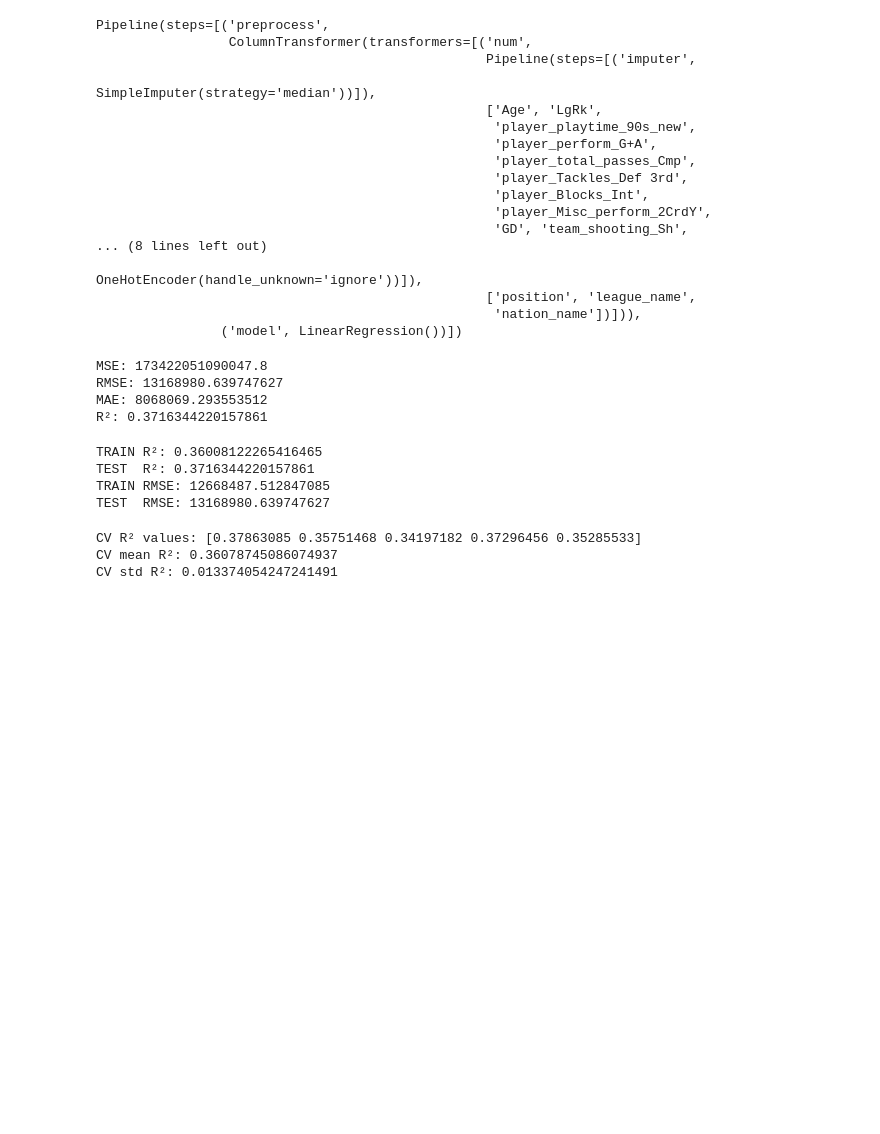
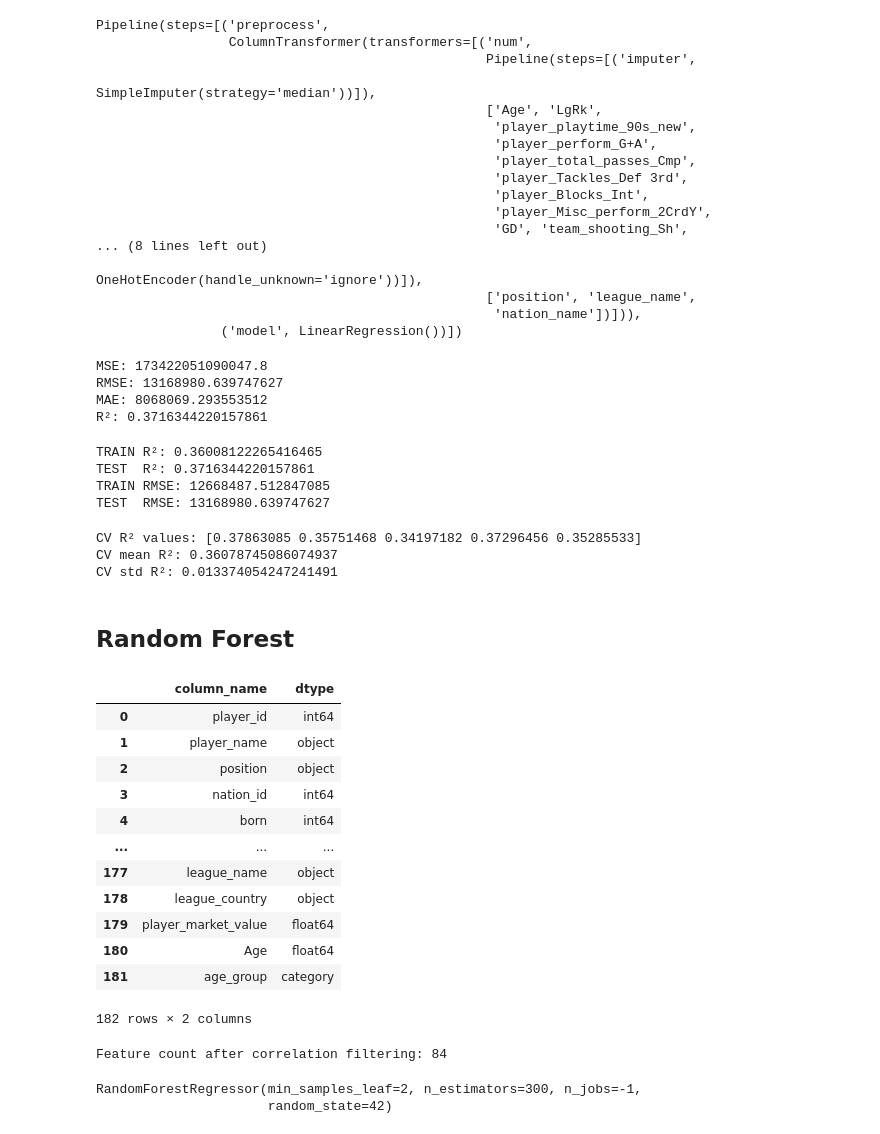
Before and after one commit to sanyi1998/Sandor_Varsanyi_CAPB352_BDA_Project_2025, a Jupyter notebook: Sandor_Varsanyi_CAPB352_final_project.ipynb, the cells around one changed output. Saved outputs shown, nothing was run; the diff lists cells and outputs as text; code cells hidden in the pictures; blank space fills up the shorter version.

```diff
--- a/Sandor_Varsanyi_CAPB352_final_project.ipynb
+++ b/Sandor_Varsanyi_CAPB352_final_project.ipynb
@@ -4223,3 +4200,32 @@ print("CV std R²:", cv_scores.std())
 CV R² values: [0.37863085 0.35751468 0.34197182 0.37296456 0.35285533]
 CV mean R²: 0.36078745086074937
 CV std R²: 0.013374054247241491
+# %% [markdown]
+## Random Forest
+# %%
+# Create a new model where we can see the column names
+dtype_stats_model_1 = (
+    stats_model.dtypes
+    .reset_index()
+    .rename(columns={
+        "index": "column_name",
+        0: "dtype"
+    })
+)
+# %%
+#See dtype_stats model
+dtype_stats_model_1
+# %% [output]
+|  | column_name | dtype |
+| 0 | player_id | int64 |
+| 1 | player_name | object |
+| 2 | position | object |
+| 3 | nation_id | int64 |
+| 4 | born | int64 |
+| ... | ... | ... |
+| 177 | league_name | object |
+| 178 | league_country | object |
+| 179 | player_market_value | float64 |
+| 180 | Age | float64 |
+| 181 | age_group | category |
+182 rows × 2 columns
@@ -4225,0 +4257,20 @@ CV std R²: 0.013374054247241491
+# %%
+corr_matrix = stats_model[feature_cols].corr().abs()
+
+upper_triangle = corr_matrix.where(
+    np.triu(np.ones(corr_matrix.shape), k=1).astype(bool)
+)
+
+to_drop_corr = [
+    col for col in upper_triangle.columns
+    if any(upper_triangle[col] > 0.9)
+]
+
+filtered_features = [
+    c for c in feature_cols
+    if c not in to_drop_corr
+]
+
+print(f"Feature count after correlation filtering: {len(filtered_features)}")
+# %% [output]
+Feature count after correlation filtering: 84
@@ -4225,0 +4285,14 @@ CV std R²: 0.013374054247241491
+# %%
+# Train Random Forest for feature importance filtering
+rf = RandomForestRegressor(
+    n_estimators=300,
+    max_depth=None,
+    min_samples_leaf=2,
+    random_state=42,
+    n_jobs=-1
+)
+
+rf.fit(X_train, y_train)
+# %% [output]
+RandomForestRegressor(min_samples_leaf=2, n_estimators=300, n_jobs=-1,
+                      random_state=42)
```
Also changed, not shown: parts of 25 cells of this notebook.
